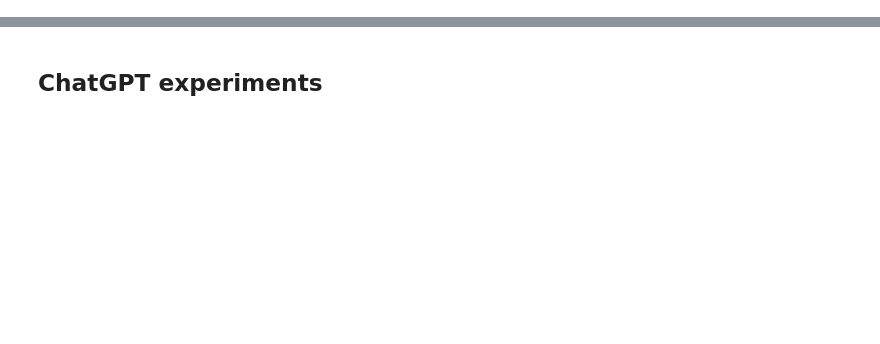
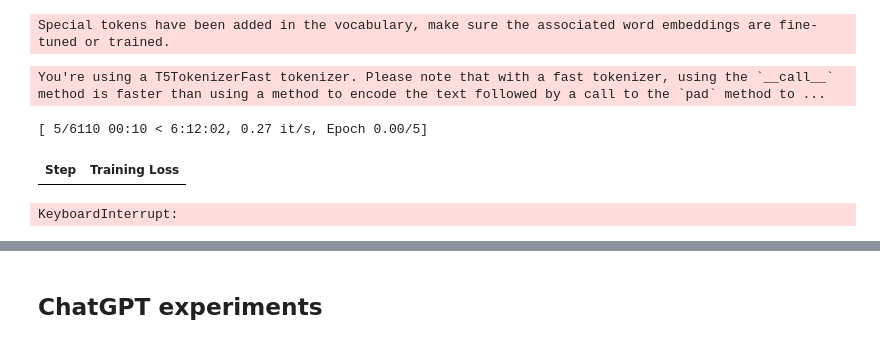
Before and after one commit to zhaomin1995/loc_tmp2, a Jupyter notebook: debug.ipynb, the cells around one changed output, grey strips where cells are left out. Saved outputs shown, nothing was run; the diff lists cells and outputs as text; code cells hidden in the pictures; blank space fills up the shorter version.

```diff
--- a/debug.ipynb
+++ b/debug.ipynb
@@ -131,0 +66,17 @@ Successfully installed joblib-1.3.2 scikit-learn-1.3.0 threadpoolctl-3.2.0
+# %%
+import torch.nn as nn
+
+for param in model.parameters():
+    param.requires_grad = False  # freeze the model - train adapters later
+    if param.ndim == 1:
+        # cast the small parameters (e.g. layernorm) to fp32 for stability
+        param.data = param.data.to(torch.float32)
+
+model.gradient_checkpointing_enable()  # reduce number of stored activations
+model.enable_input_require_grads()
+
+class CastOutputToFloat(nn.Sequential):
+    def forward(self, x):
+        return super().forward(x).to(torch.float32)
+
+model.lm_head = CastOutputToFloat(model.lm_head)
@@ -132,3 +88,47 @@ Successfully installed joblib-1.3.2 scikit-learn-1.3.0 threadpoolctl-3.2.0
+# %%
+# Define the training arguments
+checkpoint_folder = os.path.join(output_dir, checkpoint_foldername)
+checkpoint_subfolder = os.path.join(checkpoint_folder, f"flan_ul2+_{input_content}_{exemplar}_checkpoints")
+Path(checkpoint_subfolder).mkdir(parents=True, exist_ok=True)
+training_args = get_train_args(checkpoint_subfolder)
+
+# Use PEFT to only finetune part of its parameters
+peft_config = LoraConfig(lora_alpha=4, lora_dropout=0.1, r=2, task_type="CAUSAL_LM")
+
+# Get training arguments
+training_args = TrainingArguments(
+    output_dir=output_dir,
+    per_device_train_batch_size=1,
+    gradient_accumulation_steps=2,
+    bf16=True,
+    learning_rate=1e-5,
+    logging_steps=5,
+    save_strategy="epoch",
+    save_steps=50,
+    save_total_limit=5,
+    num_train_epochs=5,
+)
+
+# Define the Trainer
+model = get_peft_model(model, peft_config)
+model.config.use_cache = False
+trainer = SFTTrainer(
+    model=model,
+    args=training_args,
+    train_dataset=train_samples,
+    dataset_text_field="text",
+    max_seq_length=2048,
+#     peft_config=peft_config,
+)
+
+# Start fine-tuning!
+trainer.train()
+# %% [output]
+Special tokens have been added in the vocabulary, make sure the associated word embeddings are fine-tuned or trained.
+You're using a T5TokenizerFast tokenizer. Please note that with a fast tokenizer, using the `__call__` method is faster than using a method to encode the text followed by a call to the `pad` method to ...
+[ 5/6110 00:10 < 6:12:02, 0.27 it/s, Epoch 0.00/5]
+| Step | Training Loss |
+KeyboardInterrupt:
 # %%
 import os
 import json
```
Also changed, not shown: parts of 30 cells of this notebook.
